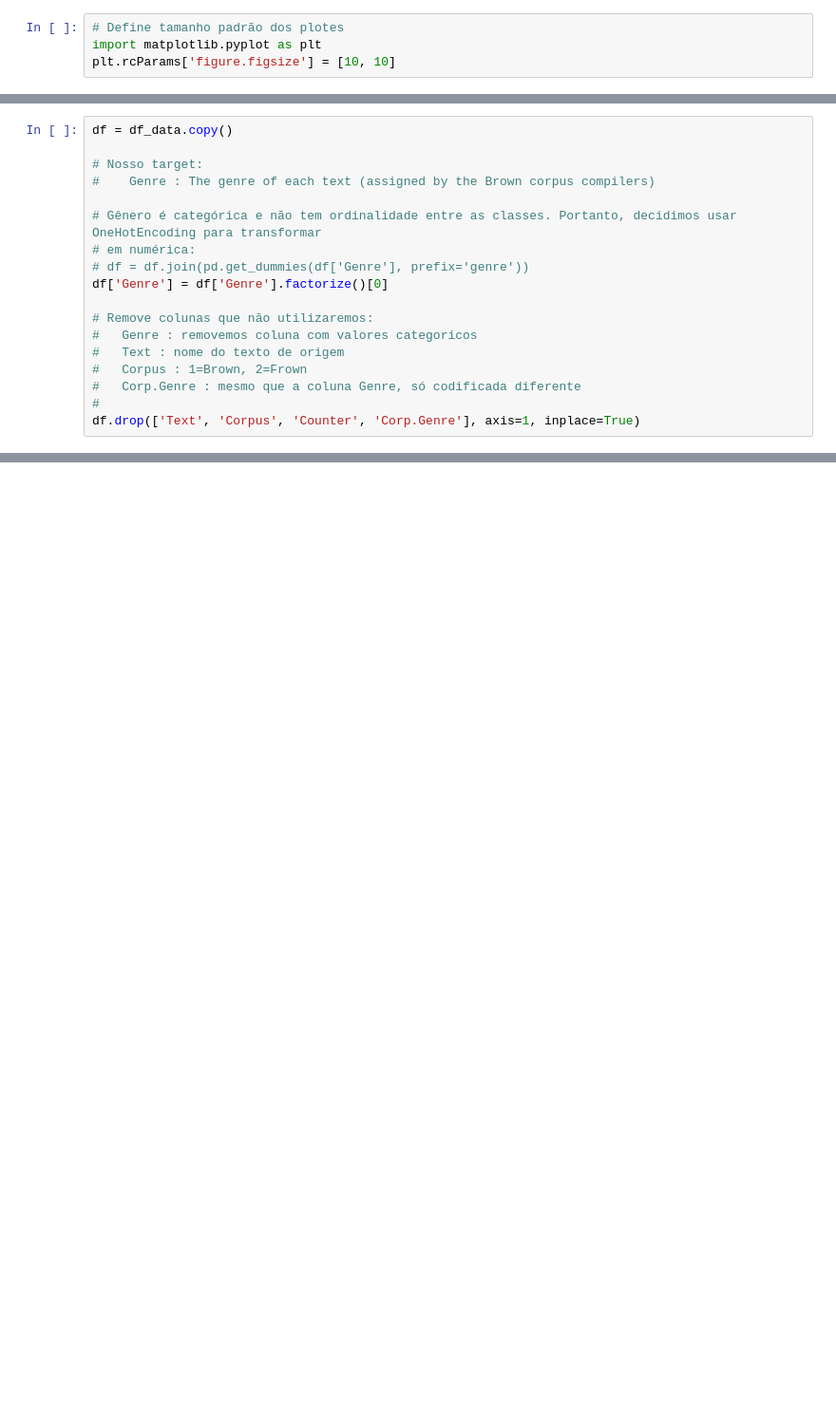
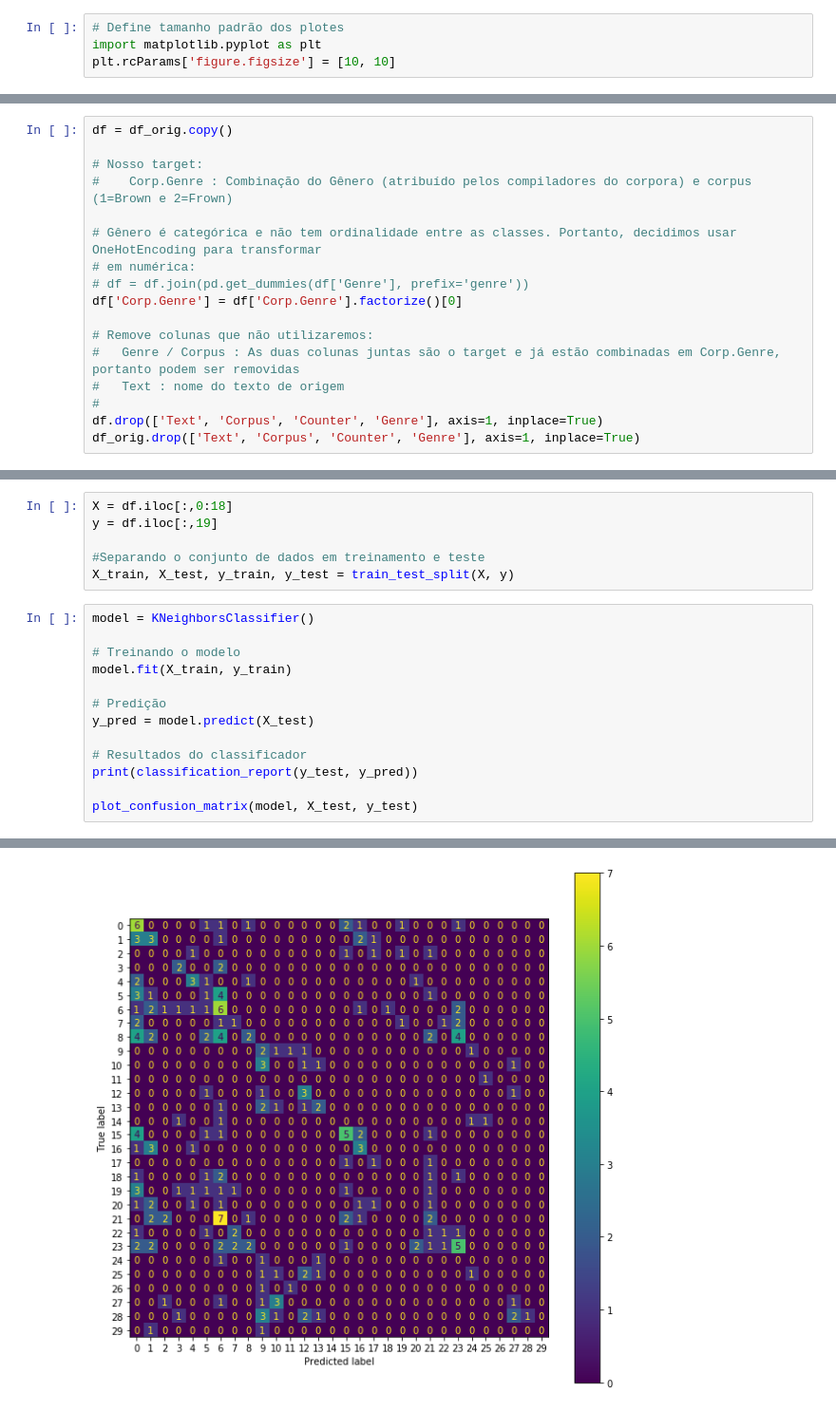
Before and after one commit to tadj8/mpd, a Jupyter notebook: projeto.ipynb, the cells around one changed output, grey strips where cells are left out. Shown: that part at 95% size. Saved outputs shown, nothing was run; the diff lists cells and outputs as text; blank space fills up the shorter version.

```diff
--- a/projeto.ipynb
+++ b/projeto.ipynb
@@ -42,18 +75,17 @@ df_data
 # %%
-df = df_data.copy()
+df = df_orig.copy()
 
 # Nosso target:
-#    Genre : The genre of each text (assigned by the Brown corpus compilers)
+#    Corp.Genre : Combinação do Gênero (atribuído pelos compiladores do corpora) e corpus (1=Brown e 2=Frown)
 
 # Gênero é categórica e não tem ordinalidade entre as classes. Portanto, decidimos usar OneHotEncoding para transformar
 # em numérica:
 # df = df.join(pd.get_dummies(df['Genre'], prefix='genre'))
-df['Genre'] = df['Genre'].factorize()[0]
+df['Corp.Genre'] = df['Corp.Genre'].factorize()[0]
 
 # Remove colunas que não utilizaremos:
-#   Genre : removemos coluna com valores categoricos
+#   Genre / Corpus : As duas colunas juntas são o target e já estão combinadas em Corp.Genre, portanto podem ser removidas
 #   Text : nome do texto de origem
-#   Corpus : 1=Brown, 2=Frown
-#   Corp.Genre : mesmo que a coluna Genre, só codificada diferente
 #
-df.drop(['Text', 'Corpus', 'Counter', 'Corp.Genre'], axis=1, inplace=True)
+df.drop(['Text', 'Corpus', 'Counter', 'Genre'], axis=1, inplace=True)
+df_orig.drop(['Text', 'Corpus', 'Counter', 'Genre'], axis=1, inplace=True)
@@ -79,0 +178,20 @@ df
+# %%
+X = df.iloc[:,0:18]
+y = df.iloc[:,19]
+
+#Separando o conjunto de dados em treinamento e teste
+X_train, X_test, y_train, y_test = train_test_split(X, y)
+# %%
+model = KNeighborsClassifier()
+
+# Treinando o modelo
+model.fit(X_train, y_train)
+
+# Predição
+y_pred = model.predict(X_test)
+
+# Resultados do classificador
+print(classification_report(y_test, y_pred))
+
+plot_confusion_matrix(model, X_test, y_test)
+# %% [output]
@@ -79,0 +216 @@ df
+[figure, added]
```
Also changed, not shown: parts of 20 cells of this notebook.
